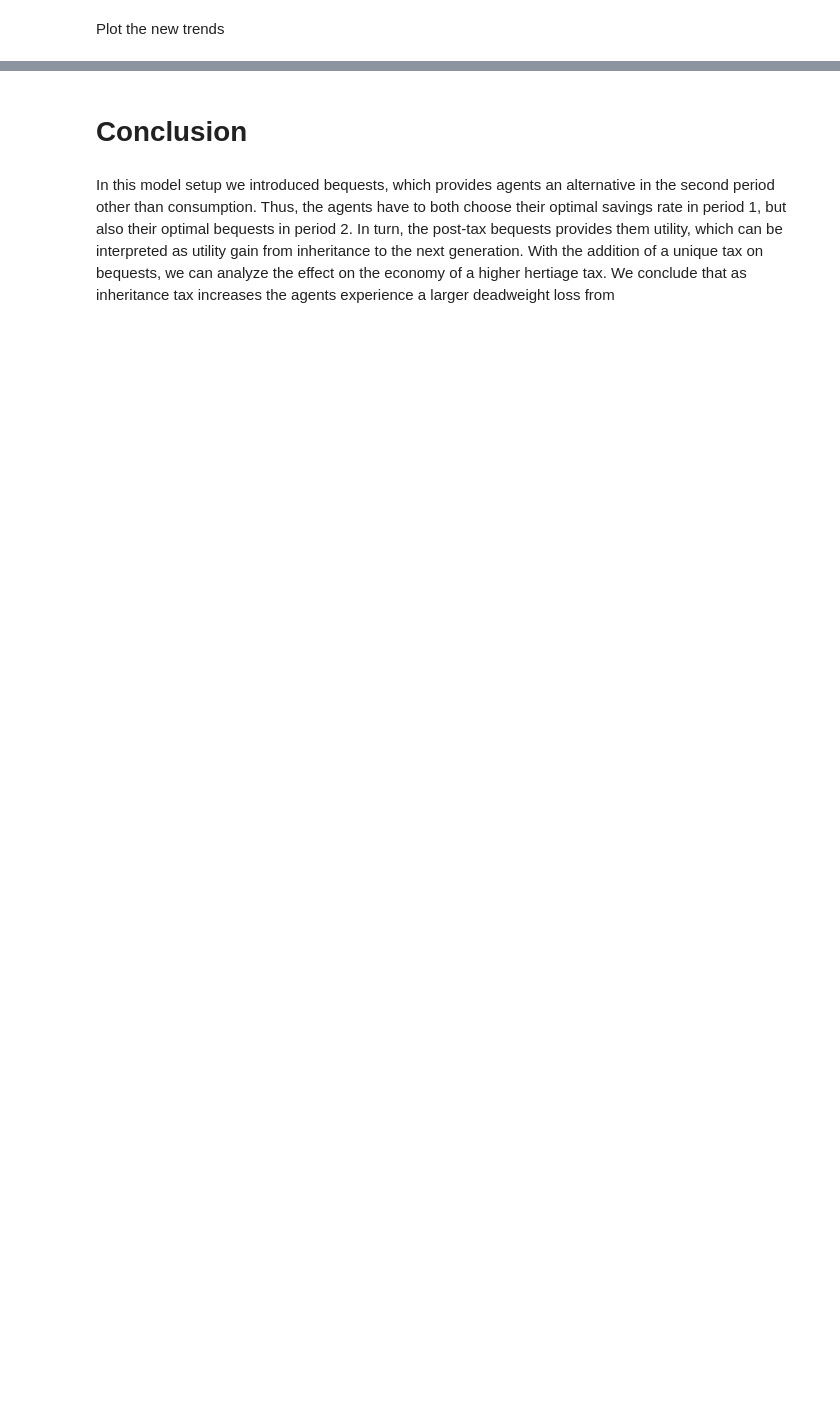
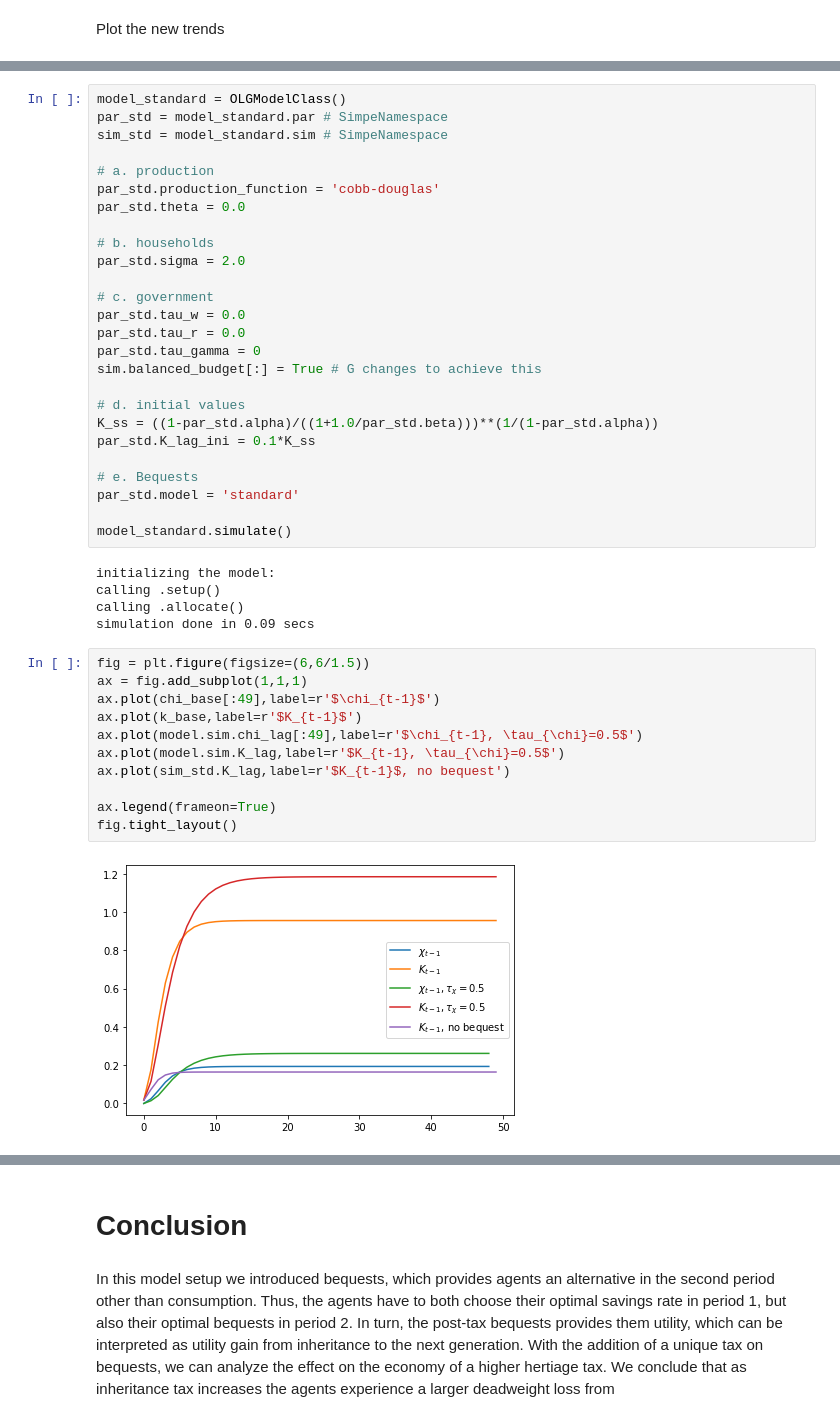
Before and after one commit to NumEconCopenhagen/projects-2023-f-m-r-23, a Jupyter notebook: modelproject/modelproject.ipynb, the cells around one changed output, grey strips where cells are left out. Saved outputs shown, nothing was run; the diff lists cells and outputs as text; blank space fills up the shorter version.

```diff
--- a/modelproject/modelproject.ipynb
+++ b/modelproject/modelproject.ipynb
@@ -334,0 +352,44 @@ We see that when we increase the taxrate on heritage, we have a lower build up o
+# %%
+model_standard = OLGModelClass()
+par_std = model_standard.par # SimpeNamespace
+sim_std = model_standard.sim # SimpeNamespace
+
+# a. production
+par_std.production_function = 'cobb-douglas'
+par_std.theta = 0.0
+
+# b. households
+par_std.sigma = 2.0
+
+# c. government
+par_std.tau_w = 0.0
+par_std.tau_r = 0.0
+par_std.tau_gamma = 0
+sim.balanced_budget[:] = True # G changes to achieve this
+
+# d. initial values
+K_ss = ((1-par_std.alpha)/((1+1.0/par_std.beta)))**(1/(1-par_std.alpha))
+par_std.K_lag_ini = 0.1*K_ss
+
+# e. Bequests
+par_std.model = 'standard'
+
+model_standard.simulate()
+# %% [output]
+initializing the model:
+calling .setup()
+calling .allocate()
+simulation done in 0.09 secs
+# %%
+fig = plt.figure(figsize=(6,6/1.5))
+ax = fig.add_subplot(1,1,1)
+ax.plot(chi_base[:49],label=r'$\chi_{t-1}$')
+ax.plot(k_base,label=r'$K_{t-1}$')
+ax.plot(model.sim.chi_lag[:49],label=r'$\chi_{t-1}, \tau_{\chi}=0.5$')
+ax.plot(model.sim.K_lag,label=r'$K_{t-1}, \tau_{\chi}=0.5$')
+ax.plot(sim_std.K_lag,label=r'$K_{t-1}$, no bequest')
+
+ax.legend(frameon=True)
+fig.tight_layout()
+# %% [output]
+[figure, added]
```
Also changed, not shown: parts of 22 cells of this notebook, 4 other files.
